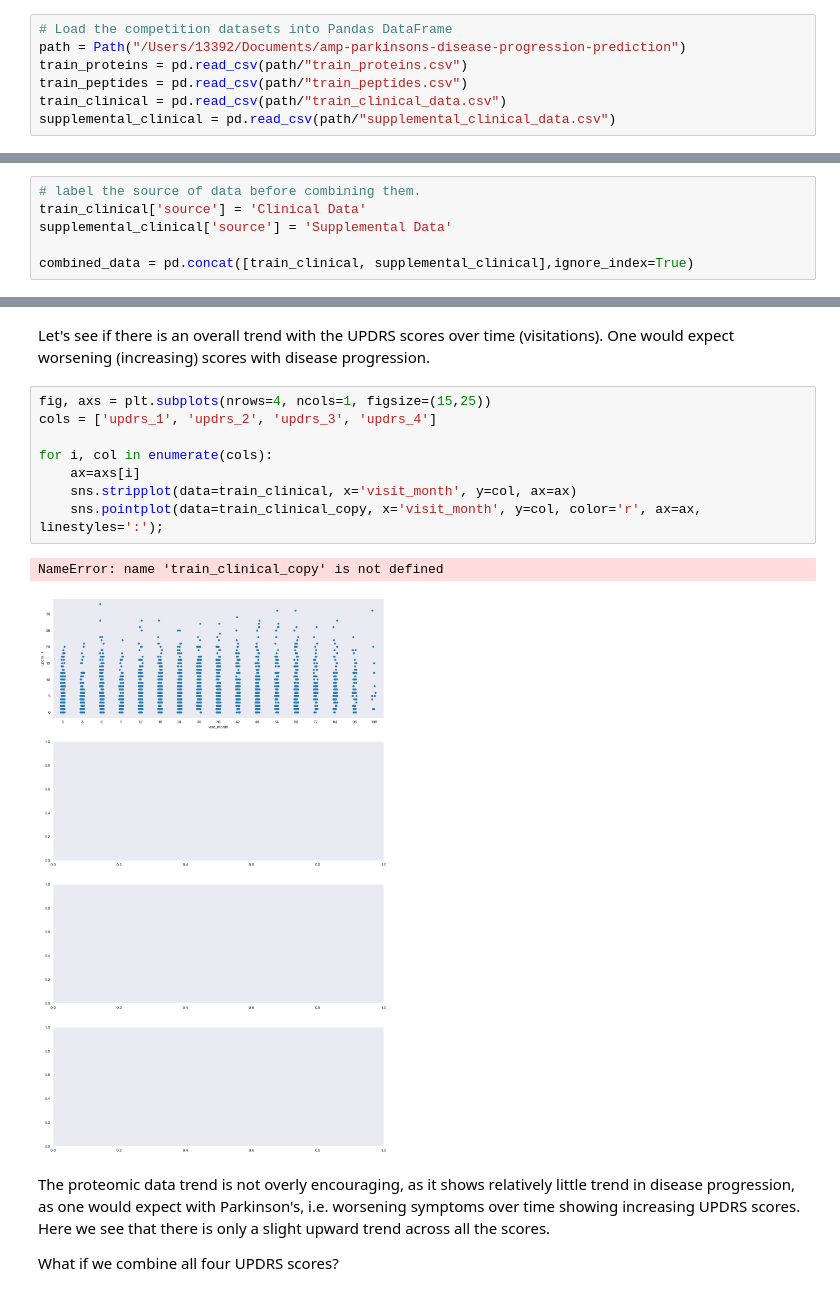
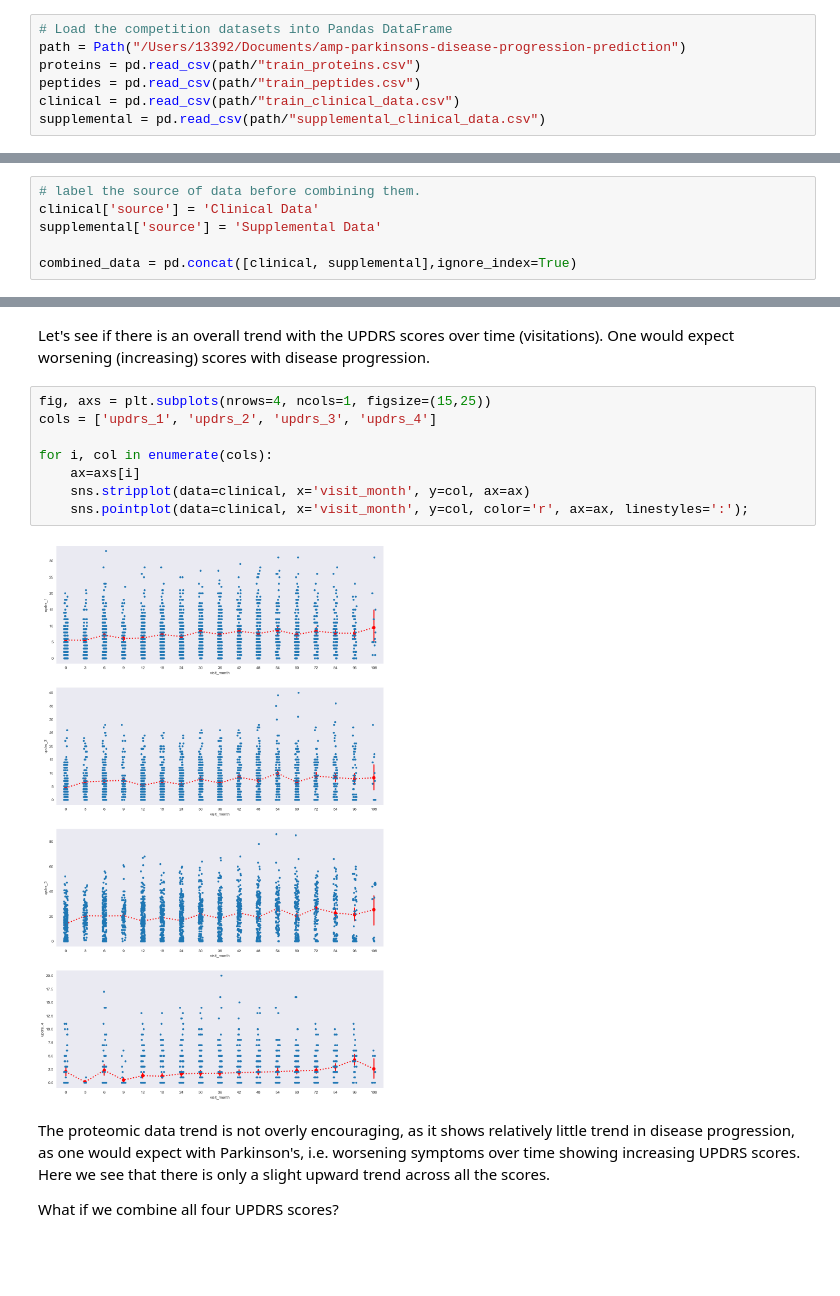
Before and after one commit to fan-yang-md/parkinsons_disease_progression_prediction, a Jupyter notebook: parkinson_data_looking.ipynb, the cells around one changed output, grey strips where cells are left out. Cells and saved outputs as stored; diff of their text form; blank space fills up the shorter version.

```diff
--- a/parkinson_data_looking.ipynb
+++ b/parkinson_data_looking.ipynb
@@ -57,10 +59,10 @@ First I load the datasets as Pandas dataframes.
 # %%
 # Load the competition datasets into Pandas DataFrame
 path = Path("/Users/13392/Documents/amp-parkinsons-disease-progression-prediction")
-train_proteins = pd.read_csv(path/"train_proteins.csv")
-train_peptides = pd.read_csv(path/"train_peptides.csv")
-train_clinical = pd.read_csv(path/"train_clinical_data.csv")
-supplemental_clinical = pd.read_csv(path/"supplemental_clinical_data.csv")
+proteins = pd.read_csv(path/"train_proteins.csv")
+peptides = pd.read_csv(path/"train_peptides.csv")
+clinical = pd.read_csv(path/"train_clinical_data.csv")
+supplemental = pd.read_csv(path/"supplemental_clinical_data.csv")
 # %% [markdown]
 To get a rough idea of the size of datasets that I am dealing with:
 # %%
@@ -345,10 +336,10 @@ print(f'{unique_pt_count_suppl/supplemental_patient_count*100:.2f}% in the suppl
 I am going to combine the datasets, and plot them on a graph.
 # %%
 # label the source of data before combining them.
-train_clinical['source'] = 'Clinical Data'
-supplemental_clinical['source'] = 'Supplemental Data'
+clinical['source'] = 'Clinical Data'
+supplemental['source'] = 'Supplemental Data'
 
-combined_data = pd.concat([train_clinical, supplemental_clinical],ignore_index=True)
+combined_data = pd.concat([clinical, supplemental],ignore_index=True)
 # %%
 combined_data
 # %% [output]
@@ -437,14 +428,13 @@ Let's see if there is an overall trend with the UPDRS scores over time (visitati
 # %%
 fig, axs = plt.subplots(nrows=4, ncols=1, figsize=(15,25))
 cols = ['updrs_1', 'updrs_2', 'updrs_3', 'updrs_4']
 
 for i, col in enumerate(cols):
     ax=axs[i]
-    sns.stripplot(data=train_clinical, x='visit_month', y=col, ax=ax)
-    sns.pointplot(data=train_clinical_copy, x='visit_month', y=col, color='r', ax=ax, linestyles=':');
+    sns.stripplot(data=clinical, x='visit_month', y=col, ax=ax)
+    sns.pointplot(data=clinical, x='visit_month', y=col, color='r', ax=ax, linestyles=':');
 # %% [output]
-NameError: name 'train_clinical_copy' is not defined
-[figure, old version]
+[figure, new version]
 # %% [markdown]
 The proteomic data trend is not overly encouraging, as it shows relatively little trend in disease progression, as one would expect with Parkinson's, i.e. worsening symptoms over time showing increasing UPDRS scores. Here we see that there is only a slight upward trend across all the scores.
 
```
Also changed, not shown: parts of 31 cells of this notebook, 3 other files.
